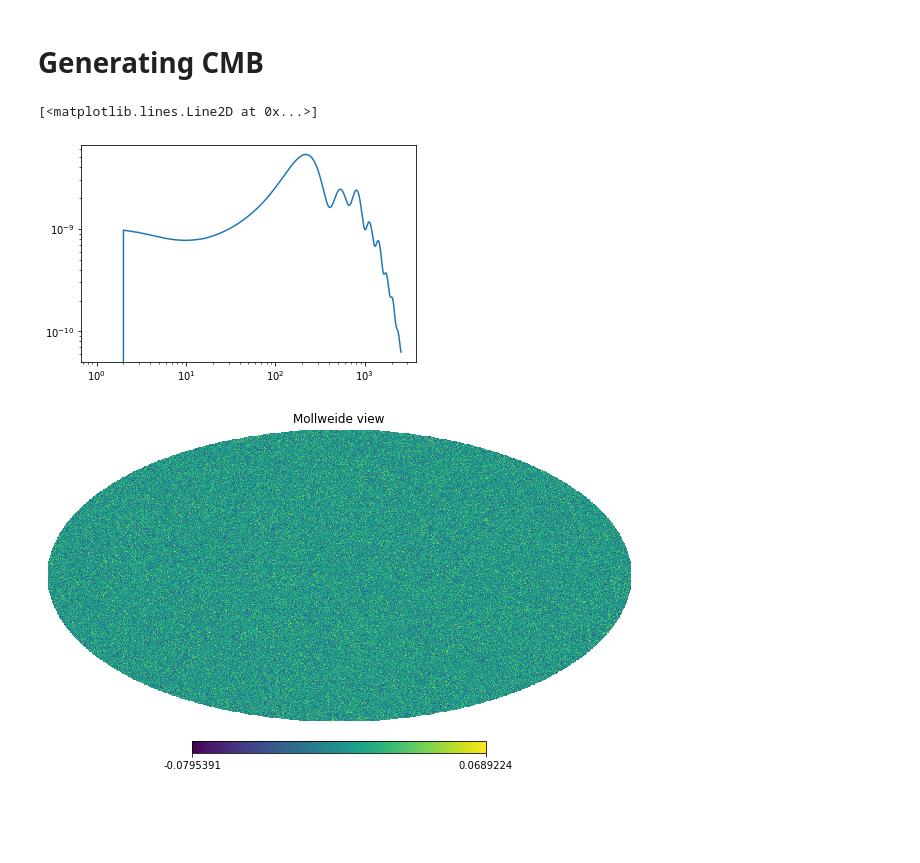
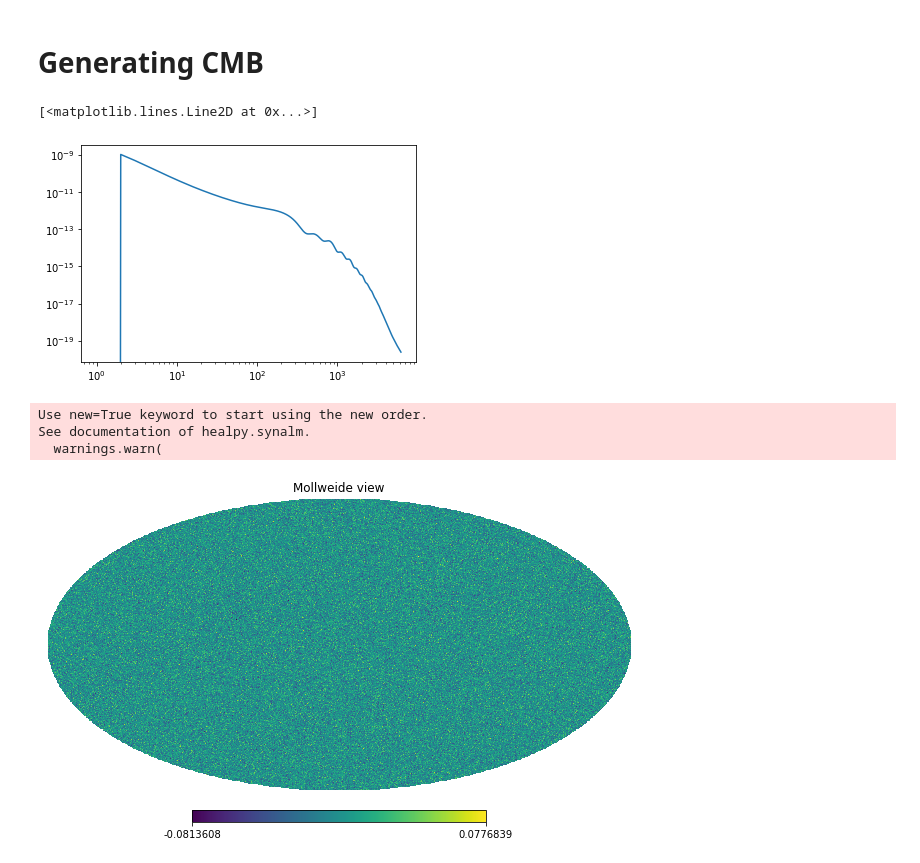
Before and after one commit to wurdahl/kSZfromPC, a Jupyter notebook: Recon.ipynb, the cells around one changed output. Drawn from its saved outputs; the diff is of its cells as text; code cells hidden in the pictures; blank space fills up the shorter version.

```diff
--- a/Recon.ipynb
+++ b/Recon.ipynb
@@ -21,9 +31,10 @@ import camb
 # %%
 pars = camb.CAMBparams()
 # %%
-pars.set_cosmology(H0=100.0*h, ombh2=0.048*h**2, omch2=0.262*h**2, mnu=0.06, omk=0)
-pars.InitPower.set_params(As=2e-9, ns=0.96, r=0)
-pars.set_for_lmax(6144, lens_potential_accuracy=0)
+h=0.69
+pars.set_cosmology(H0=100.0*h, ombh2=0.048*h**2, omch2=0.262*h**2, mnu=0.06, omk=0);
+pars.InitPower.set_params(As=2e-9, ns=0.96, r=0);
+pars.set_for_lmax(6144, lens_potential_accuracy=0);
 # %%
 #calculate results for these parameters
 results = camb.get_results(pars)
@@ -32,11 +43,20 @@ powers =results.get_cmb_power_spectra(pars, CMB_unit='K')
+# %%
+l=np.arange(0,len(powers['total'][:,0]))
+cambFactor = l*(l+1)/(2*np.pi)
+CMB_camb = powers['total'][:,0]/cambFactor
+CMB_camb[0]=0.0
 # %%
-plt.loglog(powers['total'][:,0])
+plt.loglog(CMB_camb)
 # %% [output]
 [<matplotlib.lines.Line2D at 0x...>]
-[figure, old version]
+[figure, new version]
 # %%
 fakeCMB = hp.synfast(powers['total'][:,0],nside=512);
+# %% [output]
+Use new=True keyword to start using the new order.
+See documentation of healpy.synalm.
+  warnings.warn(
 # %%
 hp.mollview(fakeCMB);
 # %% [output]
-[figure, old version]
+[figure, new version]
```
Also changed, not shown: parts of 8 cells of this notebook, 32 other files.
